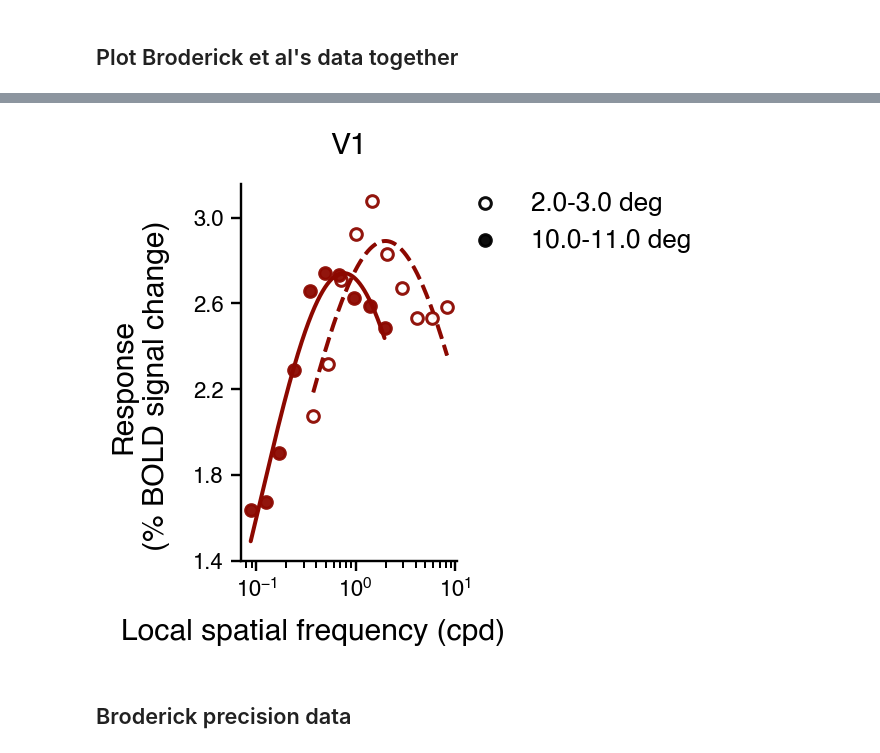
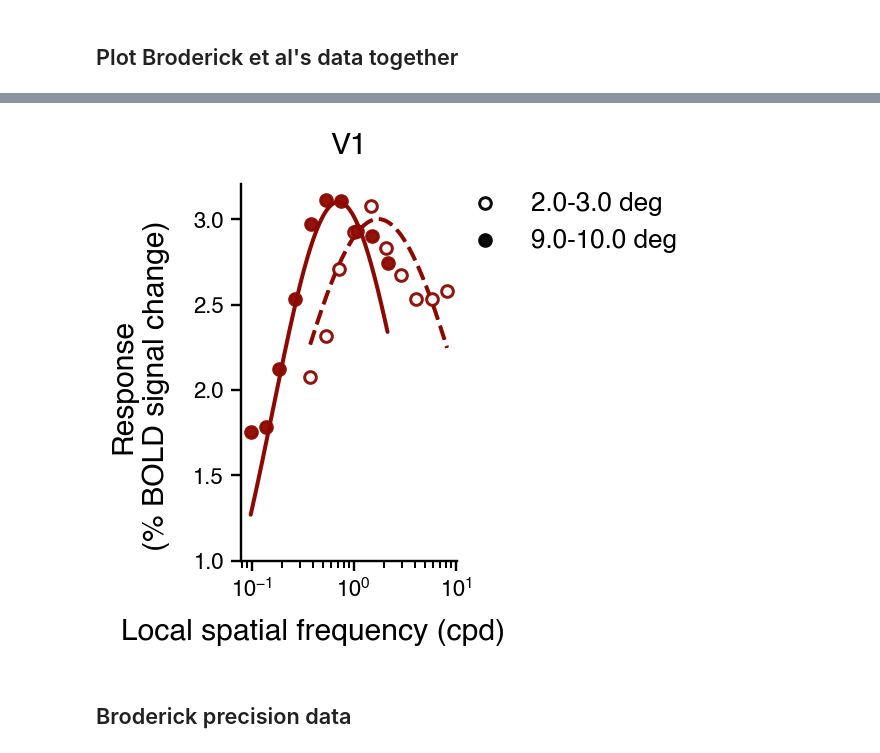
Before and after one commit to JiyeongHa/Spatial-Frequency-Preference_NSDsyn, a Jupyter notebook: notebooks/2.3-plot-tuning-curve-results.ipynb, the cells around one changed output, grey strips where cells are left out. Saved outputs shown, nothing was run; the diff lists cells and outputs as text; code cells hidden in the pictures.

```diff
--- a/notebooks/2.3-plot-tuning-curve-results.ipynb
+++ b/notebooks/2.3-plot-tuning-curve-results.ipynb
@@ -178,7 +175,7 @@ subj_df = subj_df.groupby(['sub','ecc_bin','vroinames','freq_lvl']).mean().reset
 args = ['sub', 'class','dset', 'lr', 'eph', 'roi', 'e1', 'e2', 'nbin', 'curbin']
 
 pt_file_list = []
-for subj, roi, curbin, stim_class in itertools.product(broderick_subj_list, ['V1'], enum_range, ['avg']):
+for subj, roi, curbin, stim_class in itertools.product(broderick_subj_list, ['V1'], enum_range, stim_classes+['avg']):
     stim_class = stim_class.replace(' ', '-')
     file_name = f'tfunc-{tfunc}_model-params_class-{stim_class}_lr-{lr}_eph-{max_epoch}_e1-{e1}_e2-{e2}_nbin-{enum}_curbin-{curbin}_dset-{dset}_sub-{subj}_roi-{roi}_vs-{voxels}.pt'
     pt_file_list.append(os.path.join(output_dir, 'sfp_model', 'results_1D', dset, file_name))
@@ -186,0 +186,3 @@ tuning_df = tuning.load_all_models(pt_file_list, *args)
+# %%
+bin_list, bin_labels = tuning.get_bin_labels(e1, e2, enum=enum)
+bin_labels[8]
@@ -187,17 +206,18 @@ tuning_df = tuning.load_all_models(pt_file_list, *args)
 # %%
 
-bins_to_plot = [bin_labels[k] for k in [1,9]]
-stim_class = 'avg'
-subj = broderick_subj_list[0]
-tmp_subj_df = subj_df.query('sub == @subj')
+bins_to_plot = [bin_labels[k] for k in [1,8]]
+stim_class = 'annulus'
+subj = 'wlsubj001'
+tmp_subj_df = subj_df.query('sub == @subj & ecc_bin in @bins_to_plot')
 tmp_tuning_df = tuning_df.query('sub == @subj & names == @stim_class')
 fig_name = os.path.join(output_dir,"figures", "sfp_model","results_1D", dset, f'tuning_class_{stim_class}_lr-{lr}_eph-{max_epoch}_e1-{e1}_e2-{e2}_nbin-{enum}_curbin-all_dset-dset_sub-{subj}_roi-all_vs-pRFsize.pdf')
-
+a = [3, 2, 0]
+pal = [sns.color_palette('dark', 10)[:][k] for k in a]
 g = vis1D.plot_sf_curves_only_for_V1(df=tmp_subj_df, x='local_sf', y='betas',
                          hue='ecc_bin', hue_order=bins_to_plot,
                           col_title='V1', params_df=tmp_tuning_df, lgd_title=None, palette=pal[0],
                          save_path=None)
 # %% [output]
-[figure, old version]
+[figure, new version]
 # %% [markdown]
 ## Broderick precision data
```
Also changed, not shown: parts of 6 cells of this notebook, 5 other files.
